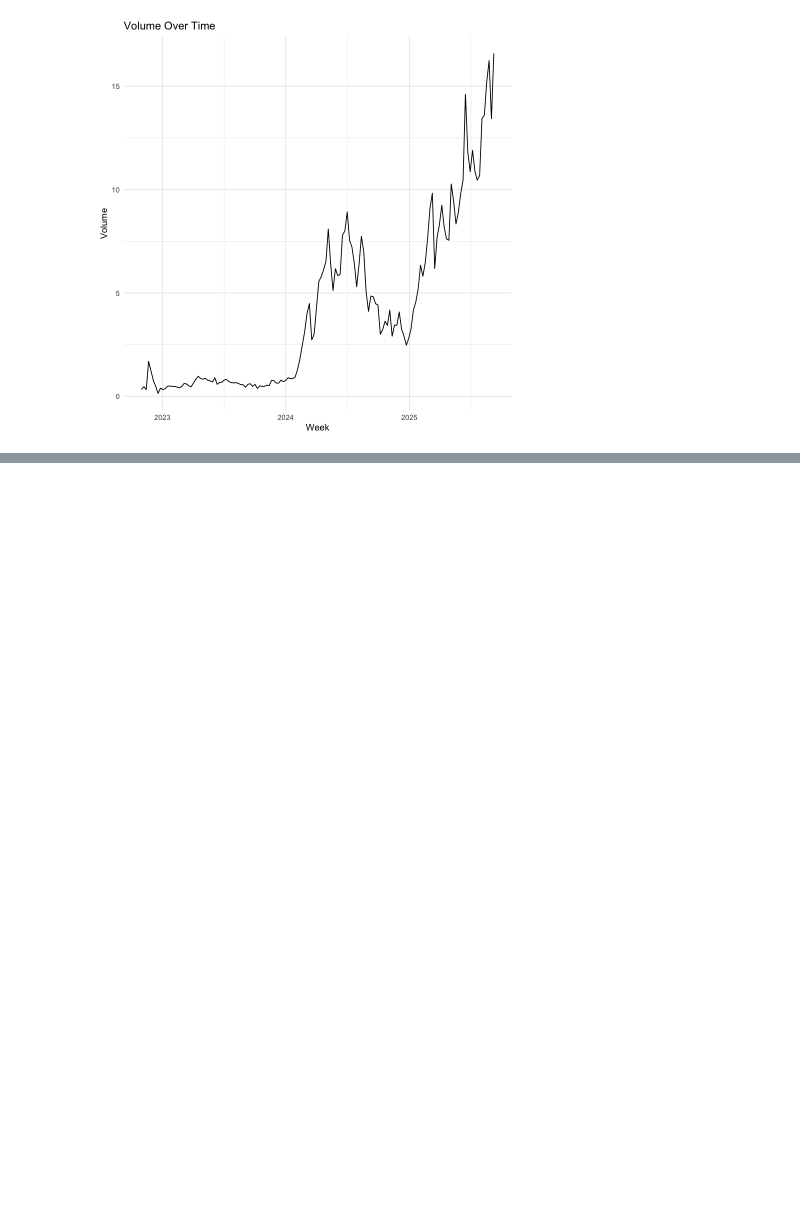
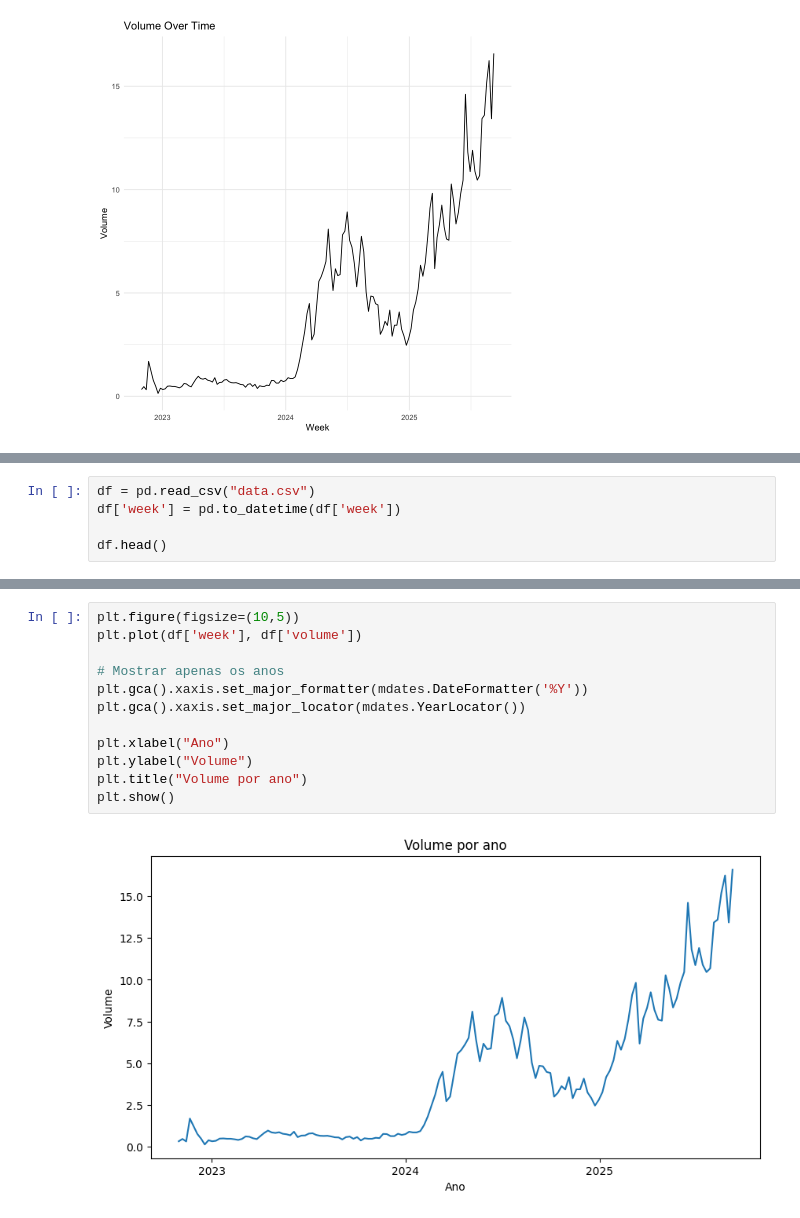
Before and after one commit to Vinasque/series_temporais, a Jupyter notebook: trabalho_a1.ipynb, the cells around one changed output, grey strips where cells are left out. Drawn from its saved outputs; the diff is of its cells as text; blank space fills up the shorter version.

```diff
--- a/trabalho_a1.ipynb
+++ b/trabalho_a1.ipynb
@@ -59,0 +67,5 @@ ggplot(prison, aes(x = as.Date(week), y = volume)) +
+# %%
+df = pd.read_csv("data.csv")
+df['week'] = pd.to_datetime(df['week'])
+
+df.head()
@@ -59,0 +79,14 @@ ggplot(prison, aes(x = as.Date(week), y = volume)) +
+# %%
+plt.figure(figsize=(10,5))
+plt.plot(df['week'], df['volume'])
+
+# Mostrar apenas os anos
+plt.gca().xaxis.set_major_formatter(mdates.DateFormatter('%Y'))
+plt.gca().xaxis.set_major_locator(mdates.YearLocator())
+
+plt.xlabel("Ano")
+plt.ylabel("Volume")
+plt.title("Volume por ano")
+plt.show()
+# %% [output]
+[figure, added]
```
Also changed, not shown: parts of 3 cells of this notebook.
